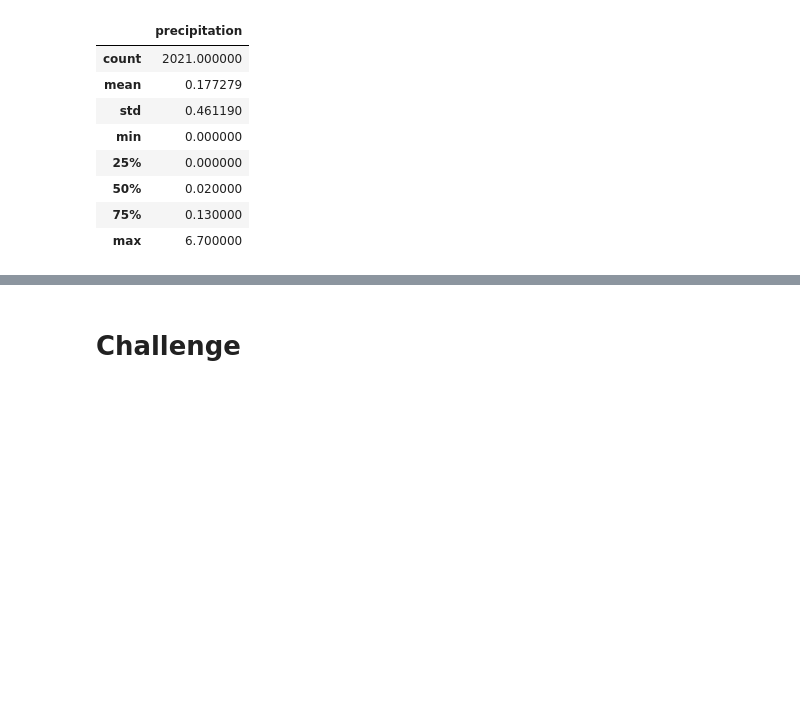
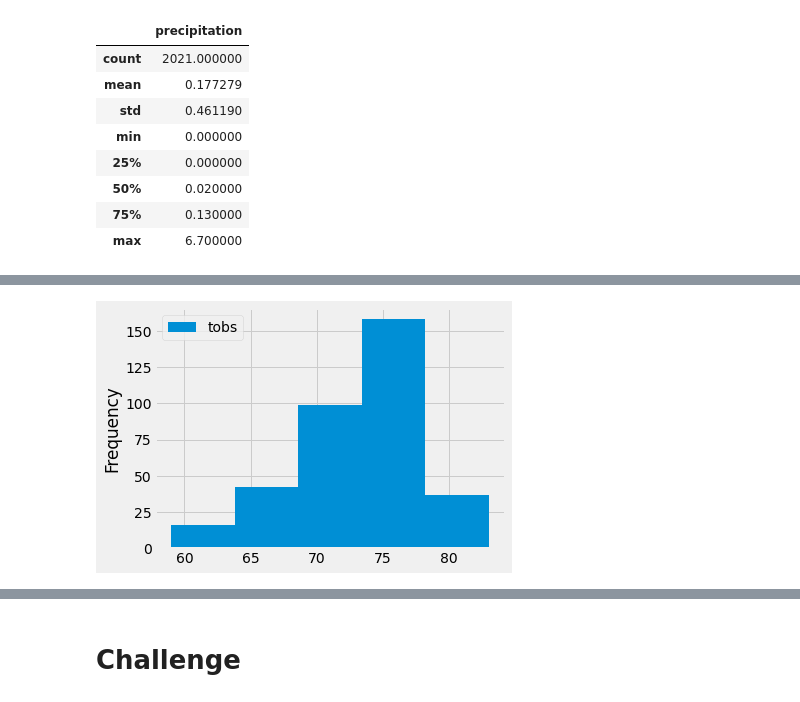
Before and after one commit to KyleCaulkins/surfs_up, a Jupyter notebook: climate_analysis.ipynb, the cells around one changed output, grey strips where cells are left out. Drawn from its saved outputs; the diff is of its cells as text; code cells hidden in the pictures; blank space fills up the shorter version.

```diff
--- a/climate_analysis.ipynb
+++ b/climate_analysis.ipynb
@@ -104,0 +149,6 @@ df.describe()
+# %%
+#Skill Drill part 1
+df.plot.hist(bins=5)
+plt.tight_layout()
+# %% [output]
+[figure, added]
```
Also changed, not shown: parts of 5 cells of this notebook.
